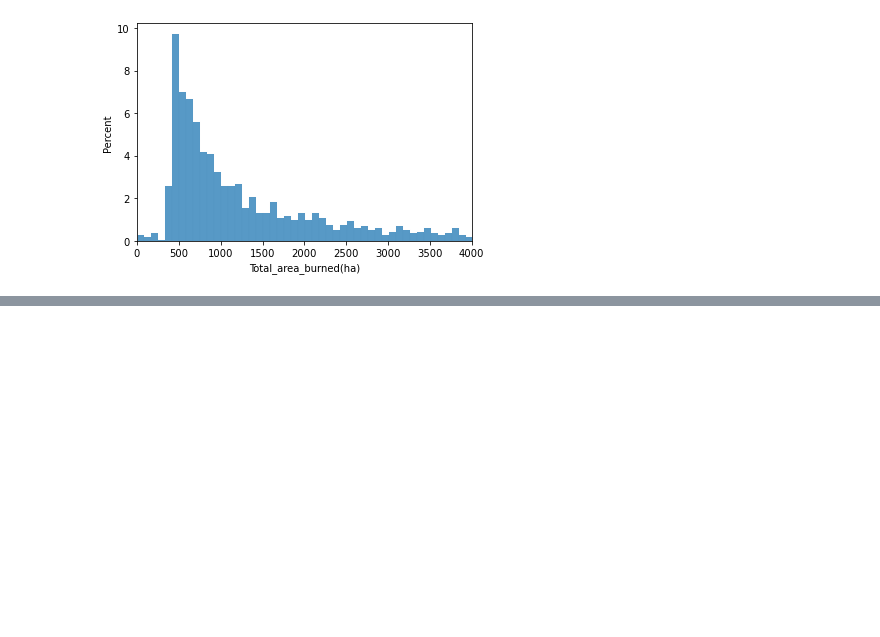
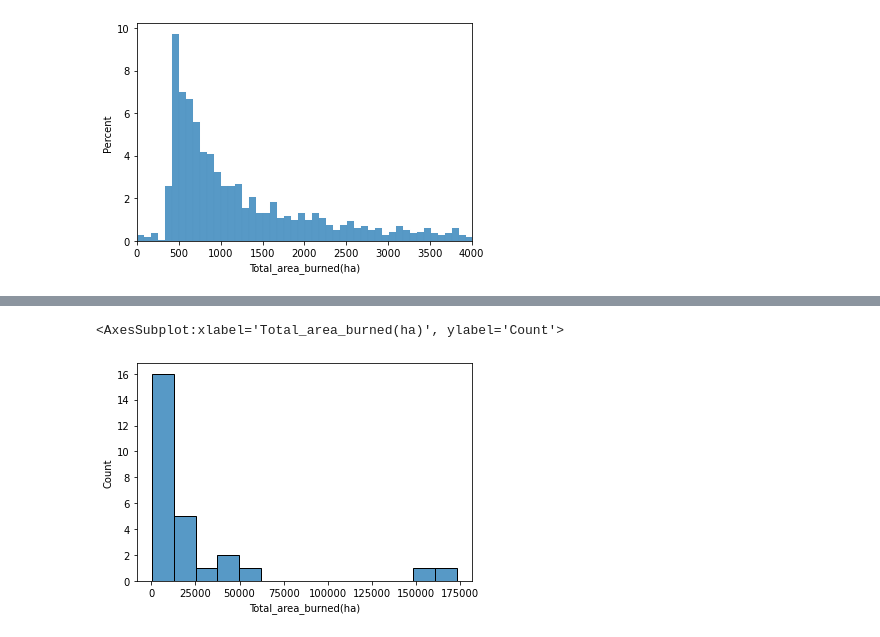
Before and after one commit to minhokim93/burnseverityML, a Jupyter notebook: notebooks/data_exploration_burn_severity.ipynb, the cells around one changed output, grey strips where cells are left out. Drawn from its saved outputs; the diff is of its cells as text; code cells hidden in the pictures; blank space fills up the shorter version.

Commit message:
clustering started

```diff
--- a/notebooks/data_exploration_burn_severity.ipynb
+++ b/notebooks/data_exploration_burn_severity.ipynb
@@ -190,0 +194,6 @@ len(fires['Fire Name'].unique())
+# %%
+X_columns = ['Total_area_burned(ha)', 'Unchanged(ha)', '% of Fire at High Severity',
+       '% of Fire at Moderate Severity', '% of Fire at Low Severity', 'Grass_Burned(ha)', 'CO2(kg)']
+# %%
+test_df = foi[X_columns].merge(months, left_index=True, right_index=True)
+test_df.head()
@@ -190,0 +207,12 @@ len(fires['Fire Name'].unique())
+# %%
+k_list = list(range(2,14))
+
+X = test_df.to_numpy()
+X = MinMaxScaler().fit_transform(X)
+
+ssd_list = []
+
+for k in k_list:
+    km = KMeans(n_clusters=k, random_state=184462)
+    km.fit(X)
+    ssd_list.append(km.inertia_)
@@ -190,0 +221,7 @@ len(fires['Fire Name'].unique())
+# %%
+K=5
+km = KMeans(n_clusters=K, random_state=184462)
+km.fit(X)
+
+test_df['label'] = km.labels_
+test_df['label'] = test_df['label'].astype(str)
@@ -190,0 +268,5 @@ len(fires['Fire Name'].unique())
+# %%
+sns.histplot(test_df, x='Total_area_burned(ha)')
+# %% [output]
+<AxesSubplot:xlabel='Total_area_burned(ha)', ylabel='Count'>
+[figure, added]
```
Also changed, not shown: parts of 43 cells of this notebook, 4 other files.
